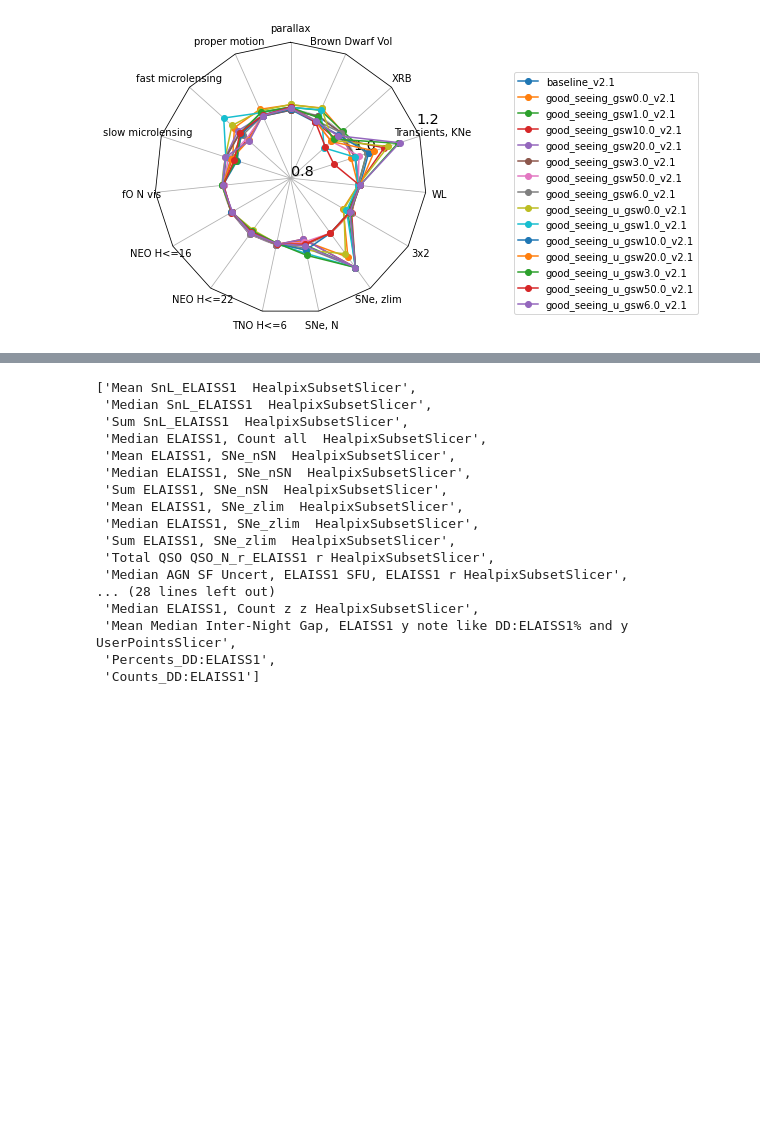
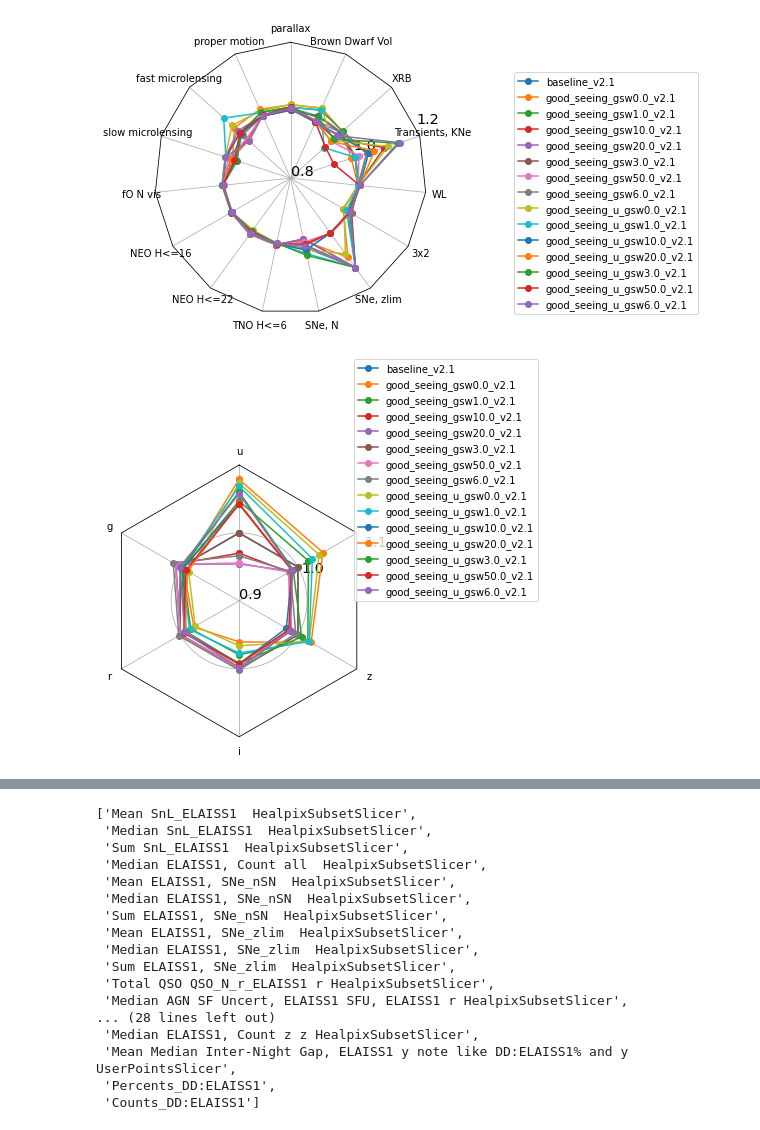
Before and after one commit to lsst-sims/smtn-017, a Jupyter notebook: plots/v21.ipynb, the cells around one changed output, grey strips where cells are left out. Saved outputs shown, nothing was run; the diff lists cells and outputs as text; code cells hidden in the pictures; blank space fills up the shorter version.

```diff
--- a/plots/v21.ipynb
+++ b/plots/v21.ipynb
@@ -228,6 +228,15 @@ name_dict = {'best18k parallax  HealpixSlicer': 'parallax',
             'Total detected XRBPopMetric__early_detect  UserPointsSlicer': 'XRB',
             'VolumeSum Brown Dwarf, L7  HealpixSlicer': 'Brown Dwarf Vol',}
 invert_cols = ['parallax', 'proper motion']
+
+
+mag_name_dict = {}
+for filtername in 'ugrizy':
+    mag_name_dict['Median CoaddM5 %s HealpixSlicer' % filtername] = filtername
+
+mag_data = pd.DataFrame()
+for key in mag_name_dict:
+    mag_data[mag_name_dict[key]] = df[key]
 # %%
 plt.plot(df['fONv MedianNvis fO  HealpixSlicer'])
 # %% [output]
@@ -361,3 +370,12 @@ fig, ax = radar(ndata, legend=True, rgrids=[0.8, 1.0, 1.2], bbox_to_anchor=(2, 0
 fig.savefig('good_seeing.pdf', bbox_inches="tight")
 # %% [output]
 [figure]
+# %%
+data_normed = norm_df(mag_data, runs, ['u', 'g', 'r', 'i', 'z', 'y'], norm_run='baseline_v2.1',
+                      invert_cols=None, mag_cols='all')
+#data_normed = data_normed.rename(columns=mag_name_mapper)
+
+fig, ax = radar(data_normed, legend=True, rgrids=[.90, 1.0, 1.1], alpha=.1)
+#fig.savefig('long_u_mags.pdf', bbox_inches="tight")
+# %% [output]
+[figure, added]
```
Also changed, not shown: parts of 2 cells of this notebook, 46 other files.
